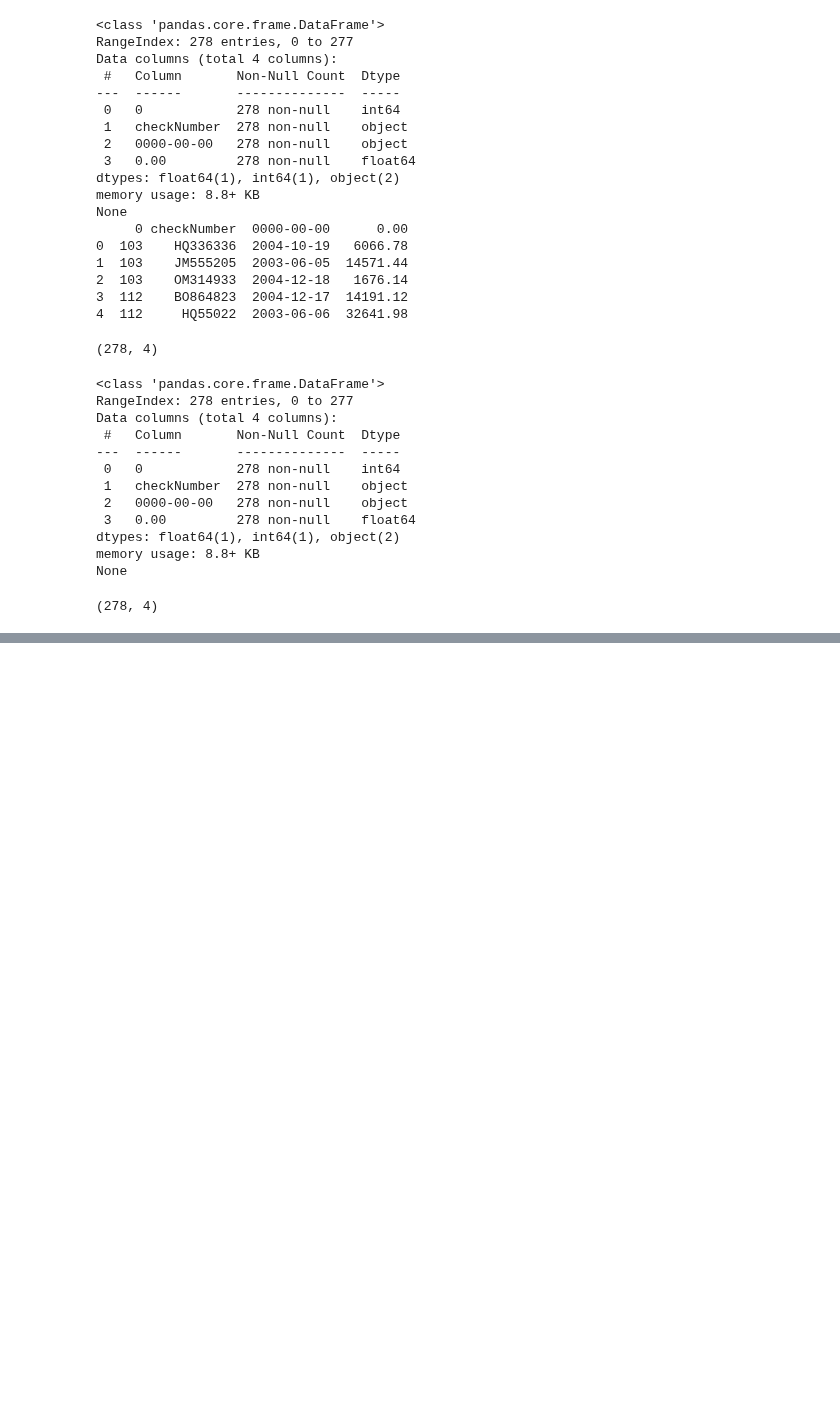
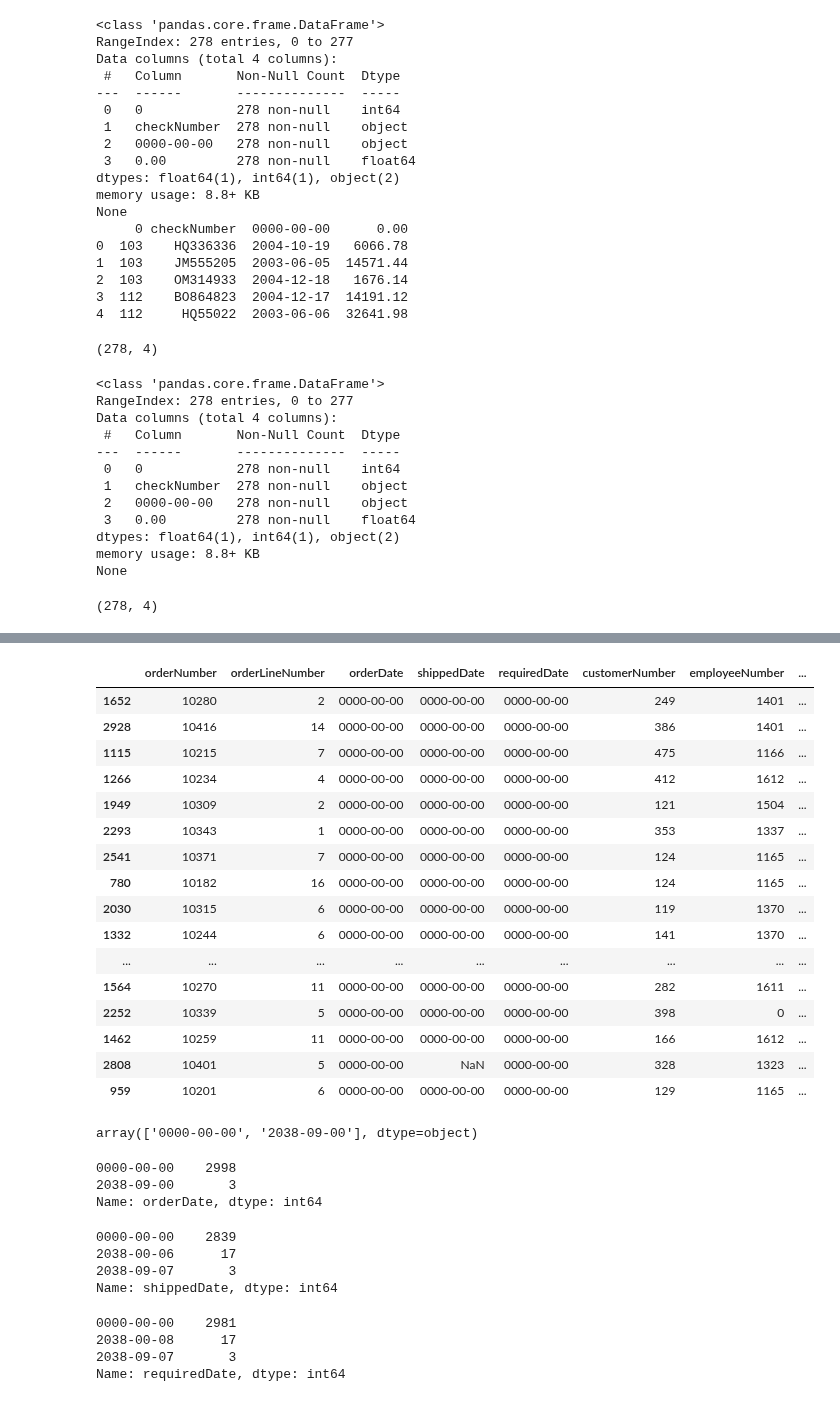
Before and after one commit to Senador05/phyton, a Jupyter notebook: Numpy/Pandas/04.1.Ejercicio_DataQ_Perfilado.ipynb, the cells around one changed output, grey strips where cells are left out. Drawn from its saved outputs; the diff is of its cells as text; code cells hidden in the pictures; blank space fills up the shorter version.

```diff
--- a/Numpy/Pandas/04.1.Ejercicio_DataQ_Perfilado.ipynb
+++ b/Numpy/Pandas/04.1.Ejercicio_DataQ_Perfilado.ipynb
@@ -67,9 +69,4 @@ memory usage: 8.8+ KB
 None
 (278, 4)
 # %%
-sales = pd.read_csv('https://raw.githubusercontent.com/ricardoahumada/DataScienceBasics/refs/heads/main/data/company_sales/sales.csv')
-
-print(sales.info())
-print (sales.head())
-print (sales.tail())
-sales.shape
+sales_df = pd.read_csv('https://raw.githubusercontent.com/ricardoahumada/DataScienceBasics/refs/heads/main/data/company_sales/sales.csv')
@@ -94,0 +101,4 @@ Data columns (total 14 columns):
+# %%
+sales_df.columns = ['orderNumber','orderLineNumber', 'orderDate', 'shippedDate', 'requiredDate', 'customerNumber', 'employeeNumber', 'productCode', 'status', 'comments', 'quantityOrdered', 'priceEach', 'sales_amount', 'origin']
+
+sales_df.info()
@@ -94,0 +141,46 @@ Data columns (total 14 columns):
+# %%
+sales_df.sample(20)
+# %% [output]
+|  | orderNumber | orderLineNumber | orderDate | shippedDate | requiredDate | customerNumber | employeeNumber | ... |
+| 1652 | 10280 | 2 | 0000-00-00 | 0000-00-00 | 0000-00-00 | 249 | 1401 | ... |
+| 2928 | 10416 | 14 | 0000-00-00 | 0000-00-00 | 0000-00-00 | 386 | 1401 | ... |
+| 1115 | 10215 | 7 | 0000-00-00 | 0000-00-00 | 0000-00-00 | 475 | 1166 | ... |
+| 1266 | 10234 | 4 | 0000-00-00 | 0000-00-00 | 0000-00-00 | 412 | 1612 | ... |
+| 1949 | 10309 | 2 | 0000-00-00 | 0000-00-00 | 0000-00-00 | 121 | 1504 | ... |
+| 2293 | 10343 | 1 | 0000-00-00 | 0000-00-00 | 0000-00-00 | 353 | 1337 | ... |
+| 2541 | 10371 | 7 | 0000-00-00 | 0000-00-00 | 0000-00-00 | 124 | 1165 | ... |
+| 780 | 10182 | 16 | 0000-00-00 | 0000-00-00 | 0000-00-00 | 124 | 1165 | ... |
+| 2030 | 10315 | 6 | 0000-00-00 | 0000-00-00 | 0000-00-00 | 119 | 1370 | ... |
+| 1332 | 10244 | 6 | 0000-00-00 | 0000-00-00 | 0000-00-00 | 141 | 1370 | ... |
+| ... | ... | ... | ... | ... | ... | ... | ... | ... |
+| 1564 | 10270 | 11 | 0000-00-00 | 0000-00-00 | 0000-00-00 | 282 | 1611 | ... |
+| 2252 | 10339 | 5 | 0000-00-00 | 0000-00-00 | 0000-00-00 | 398 | 0 | ... |
+| 1462 | 10259 | 11 | 0000-00-00 | 0000-00-00 | 0000-00-00 | 166 | 1612 | ... |
+| 2808 | 10401 | 5 | 0000-00-00 | NaN | 0000-00-00 | 328 | 1323 | ... |
+| 959 | 10201 | 6 | 0000-00-00 | 0000-00-00 | 0000-00-00 | 129 | 1165 | ... |
+# %%
+sales_df['orderDate'].unique()
+# %% [output]
+array(['0000-00-00', '2038-09-00'], dtype=object)
+# %%
+sales_df['orderDate'].value_counts()
+# %% [output]
+0000-00-00    2998
+2038-09-00       3
+Name: orderDate, dtype: int64
+# %%
+sales_df['shippedDate'].unique()
+sales_df['shippedDate'].value_counts()
+# %% [output]
+0000-00-00    2839
+2038-00-06      17
+2038-09-07       3
+Name: shippedDate, dtype: int64
+# %%
+sales_df['requiredDate'].unique()
+sales_df['requiredDate'].value_counts()
+# %% [output]
+0000-00-00    2981
+2038-00-08      17
+2038-09-07       3
+Name: requiredDate, dtype: int64
```
Also changed, not shown: parts of 49 cells of this notebook.
